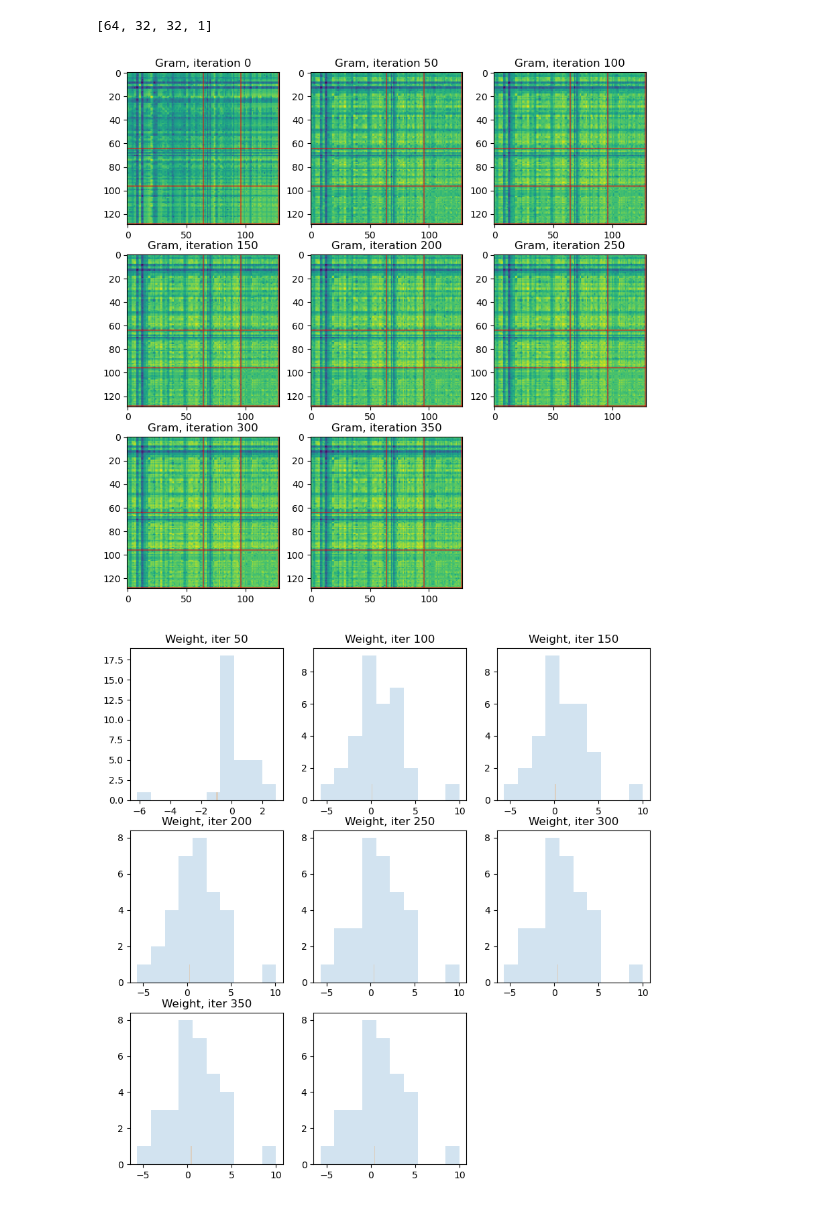
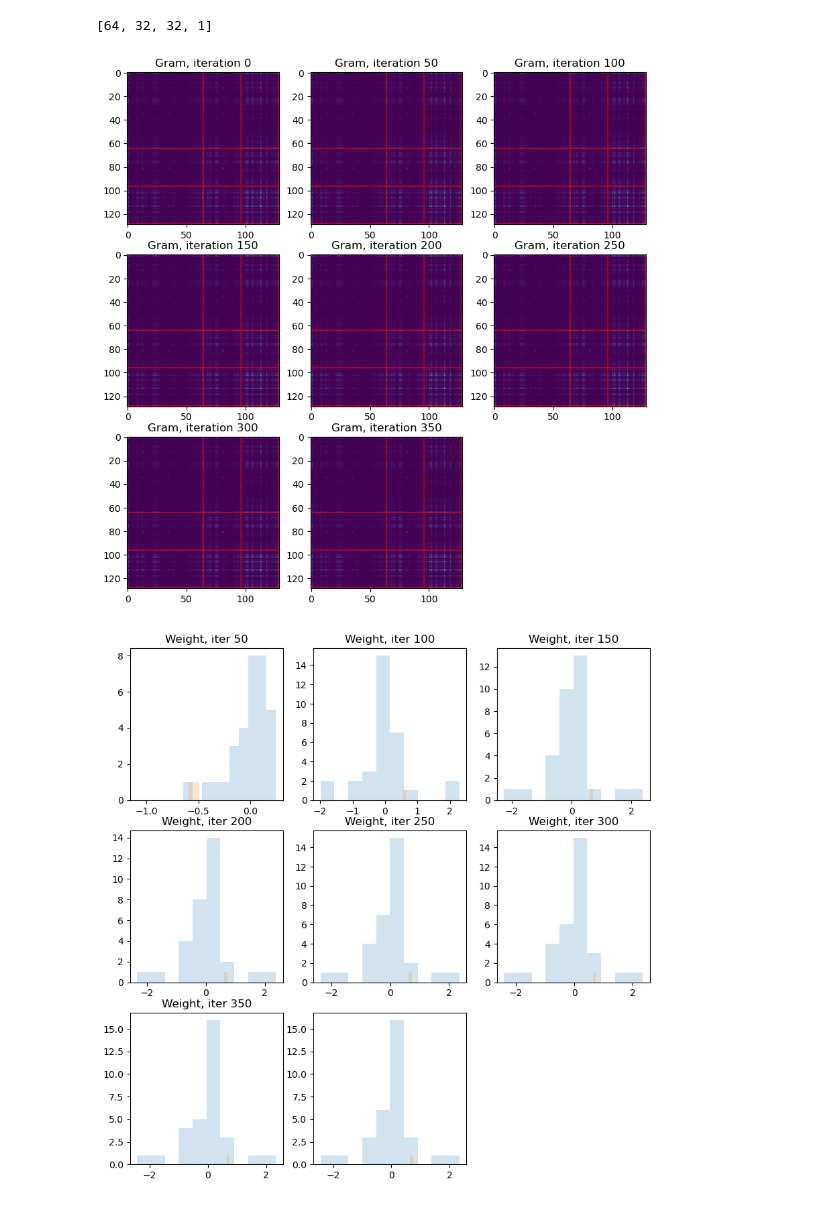
Before and after one commit to emastr/NaturalGradientTraining, a Jupyter notebook: examples/laplace_sherman.ipynb, the cells around one changed output. Cells and saved outputs as stored; diff of their text form; code cells hidden in the pictures.

```diff
--- a/examples/laplace_sherman.ipynb
+++ b/examples/laplace_sherman.ipynb
@@ -160,6 +188,9 @@ plt.axis('equal')
 # %%
 ids = list(range(0, 400, 50))
 n = int(jnp.ceil(float(len(ids)) ** 0.5))
+
+plt.figure(figsize=(10, 10))
+plt.suptitle="Gramians"
 
 plt.figure(figsize=(10, 10))
 plt.suptitle="Gramians"
@@ -181,35 +212,43 @@ for i in range(len(ids)):
     if mat is None:
         mat = data["gram"]
     else:
-        alf = 0.5 #(1/i) ** 0.5
+        alf = 0.0 #(1/i) ** 0.5
         mat = (1 - alf) * mat + alf * data["gram"]
     param = data["params"]
 
 
     sing_vals = jnp.linalg.svd(mat, compute_uv=False)
+    eigs = jnp.linalg.eigvals(mat)
 
     plt.figure(1)
     plt.subplot(n, n, i+1)
     plt.title(f"Gram, iteration {ids[i]}")
     for j in range(len(par_nums)-1):
         plt.plot([par_nums[j], par_nums[j]], [0, mat.shape[0]], 'red', alpha=.5)
         plt.plot([0, mat.shape[0]], [par_nums[j], par_nums[j]], 'red', alpha=.5)
-    #plt.imshow(jnp.abs(mat))
-    plt.imshow(jnp.log10(jnp.abs(mat)))
+    plt.imshow(jnp.abs(mat))
+    #plt.imshow(jnp.log10(jnp.abs(mat)))
 
 
     plt.figure(2)
     plt.title(f"Weight, iter {ids[i]}")
     plt.subplot(n, n, i+1)
     for p in param:
         plt.hist(p[1].flatten(), alpha=0.2, density=False)
 
 
     plt.figure(3)
     plt.title(f"Singular values, iter {ids[i]}")
     plt.subplot(n, n, i+1)
     plt.semilogy(sing_vals)
+
+    plt.figure(4)
+    plt.title(f"Singular values, iter {ids[i]}")
+    plt.subplot(n, n, i+1)
+    plt.scatter(eigs.real, eigs.imag)
+    #plt.xlim([-1e-2, 1e-2])
+    #plt.ylim([-1e-2, 1e-2])
 # %% [output]
 [64, 32, 32, 1]
-[figure, old version]
+[figure, new version]
-[figure, old version]
+[figure, new version]
```
Also changed, not shown: parts of 5 cells of this notebook, 3 other files.
